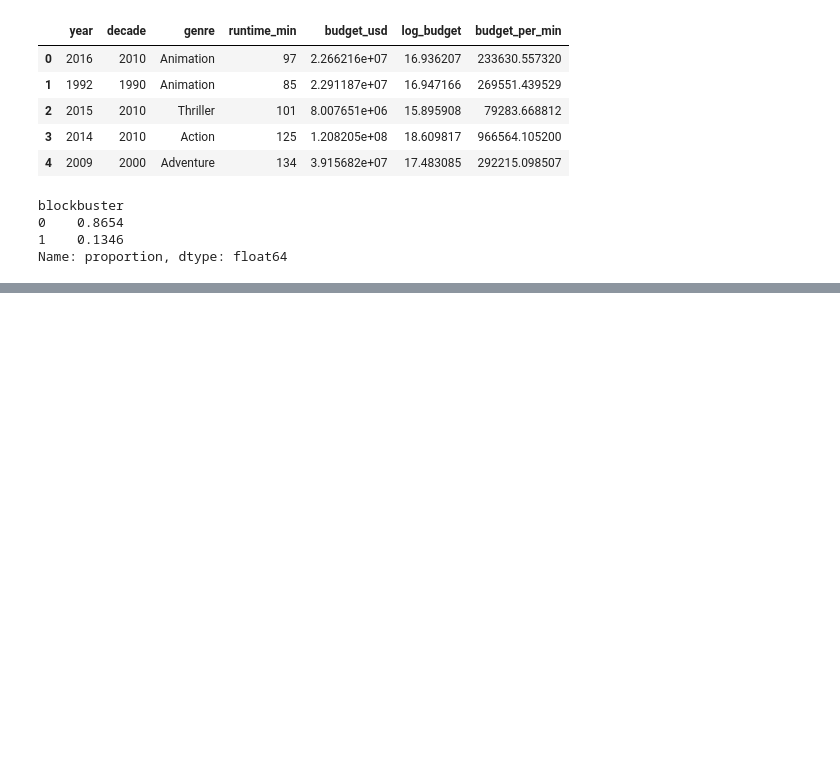
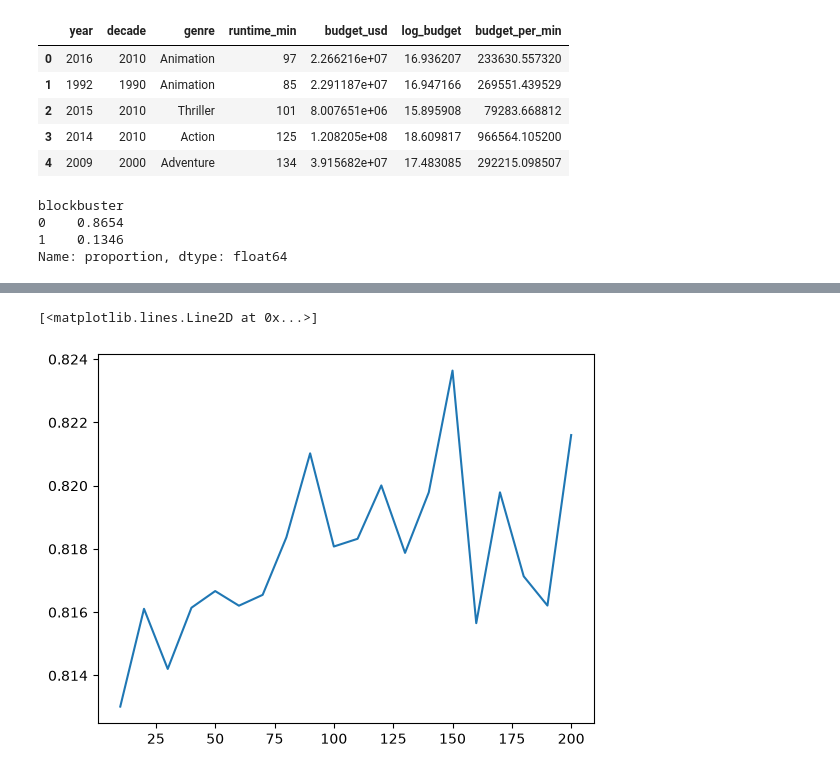
Before and after one commit to dilawarzAlgorithm/movie-blockbuster-prediction, a Jupyter notebook: notebook.ipynb, the cells around one changed output, grey strips where cells are left out. Drawn from its saved outputs; the diff is of its cells as text; code cells hidden in the pictures; blank space fills up the shorter version.

```diff
--- a/notebook.ipynb
+++ b/notebook.ipynb
@@ -172,0 +258,14 @@ Name: proportion, dtype: float64
+# %%
+scores = []
+
+for n in range(10, 201, 10):
+    rf = RandomForestClassifier(n_estimators=n, class_weight='balanced', n_jobs=-1)
+    rf.fit(X_train, y_train)
+
+    y_pred_val_rf = rf.predict_proba(X_val)[:, 1]
+    auc_rf = roc_auc_score(y_val, y_pred_val_rf)
+
+    scores.append((n, auc_rf))
+# %%
+df_scores = pd.DataFrame(scores, columns=['n_estimators', 'auc'])
+df_scores
@@ -172,0 +290,5 @@ Name: proportion, dtype: float64
+# %%
+plt.plot(df_scores.n_estimators, df_scores.auc)
+# %% [output]
+[<matplotlib.lines.Line2D at 0x...>]
+[figure, added]
```
Also changed, not shown: parts of 65 cells of this notebook.
